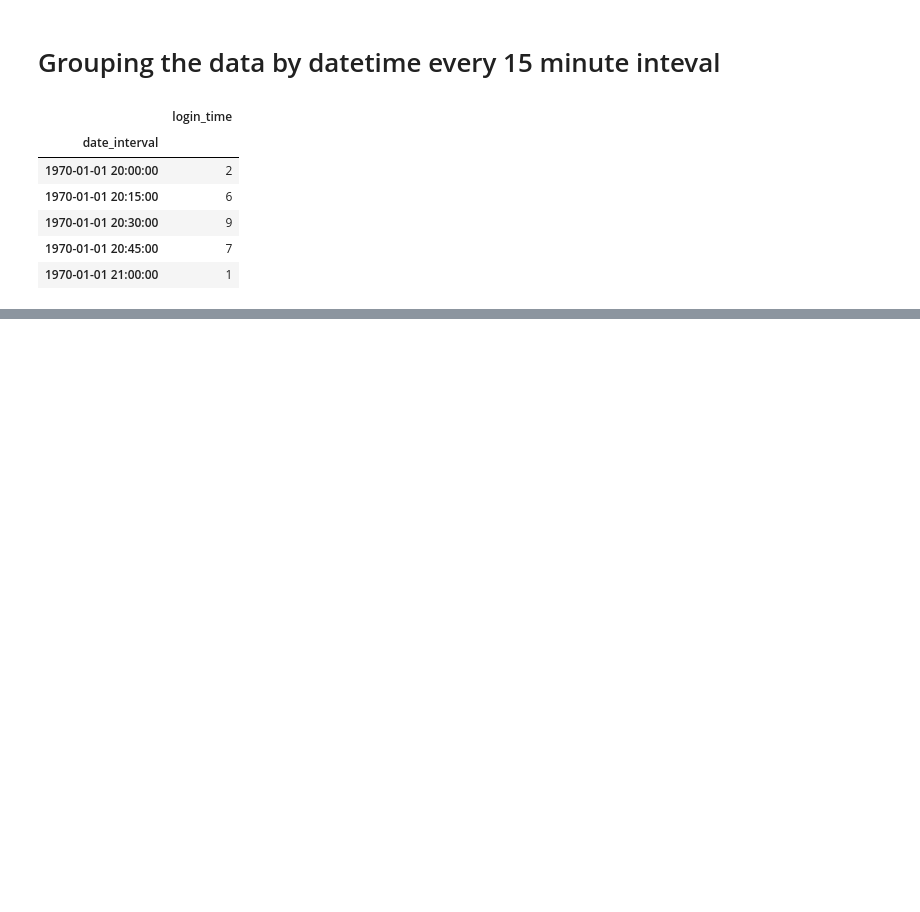
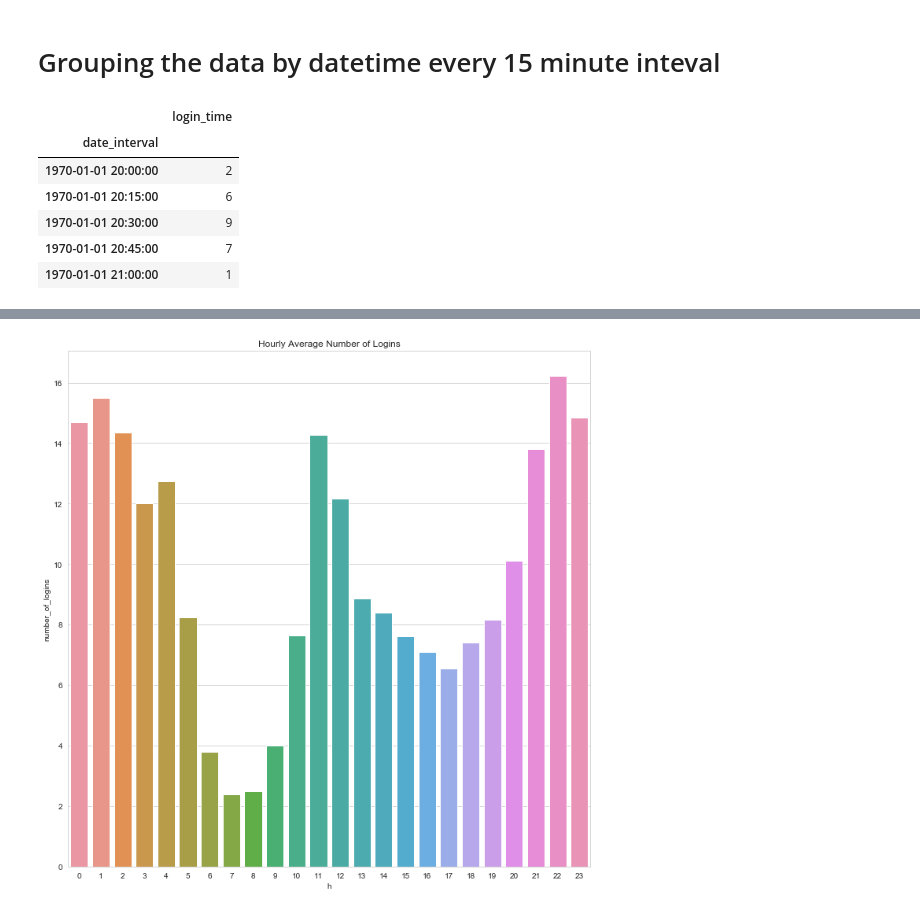
Before and after one commit to sherpalakpa1/ultimate_challenge, a Jupyter notebook: ExploratoryDataAnalysis.ipynb, the cells around one changed output, grey strips where cells are left out. Saved outputs shown, nothing was run; the diff lists cells and outputs as text; code cells hidden in the pictures; blank space fills up the shorter version.

Commit message:
Logins pattern by hour, day of week and month

```diff
--- a/ExploratoryDataAnalysis.ipynb
+++ b/ExploratoryDataAnalysis.ipynb
@@ -438,0 +166,3 @@ For the month of January, The login informations for
+# %%
+# Create a new dataframe to group the data by hour, day of week and month.
+df_number_of_logins = df_time.reset_index()
@@ -438,0 +179,3 @@ For the month of January, The login informations for
+# %%
+# join the dataframe with a new dataframe which include year month day hour and minutes column
+df_number_of_logins = df_number_of_logins.join(pd.DataFrame({'y': df_number_of_logins.date_interval.dt.year, 'm':df_number_of_logins.date_interval.dt.month, 'd':df_number_of_logins.date_interval.dt.day, 'h':df_number_of_logins.date_interval.dt.hour, 'minu':df_number_of_logins.date_interval.dt.minute}))
@@ -438,0 +194,3 @@ For the month of January, The login informations for
+# %%
+# Goup the data by hour to find out the average hourly logins
+df_hourly_avg_logins = df_number_of_logins.groupby('h')['number_of_logins'].mean().reset_index()
@@ -438,0 +218,10 @@ For the month of January, The login informations for
+# %%
+# plot the graph
+plt.figure(figsize=(10,10))
+plt.xlabel('Hours')
+plt.ylabel('Average Number of logins')
+plt.title('Hourly Average Number of Logins')
+sns.barplot(data=df_hourly_avg_logins,x='h',y='number_of_logins')
+plt.tight_layout()
+# %% [output]
+[figure, added]
```
Also changed, not shown: parts of 65 cells of this notebook.
